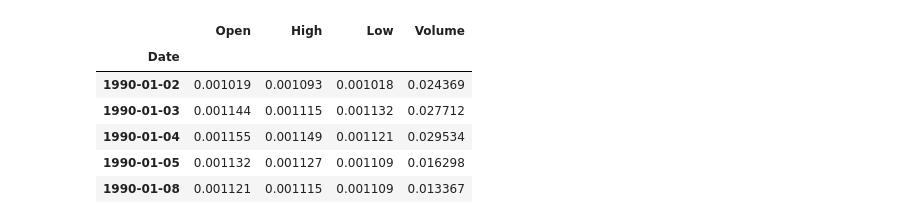
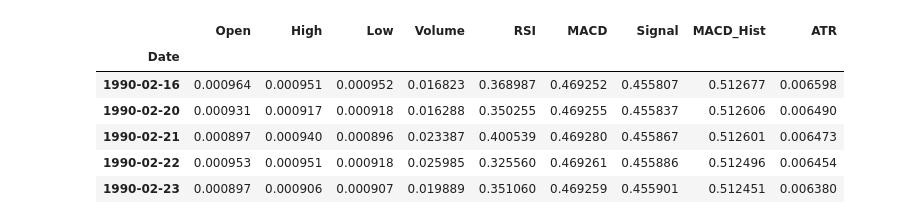
Before and after one commit to vuanhngo14/StockSage, a Jupyter notebook: test-2.ipynb, the cells around one changed output. Drawn from its saved outputs; the diff is of its cells as text; code cells hidden in the pictures.

```diff
--- a/test-2.ipynb
+++ b/test-2.ipynb
@@ -59,0 +71,32 @@ df["Adj Close"].plot()
+# %%
+# Average True Range (ATR): Measures market volatility.
+# Higher ATR values indicate higher market volatility, meaning prices are fluctuating more significantly.
+# Lower ATR values indicate lower volatility, suggesting a calmer market with smaller price swings.
+# You can use ATR to set stop-loss orders, manage risk, and identify potential trading opportunities based on volatility changes.
+
+close_prices = df["Adj Close"]
+high_prices = df["High"]
+low_prices = df["Low"]
+
+true_range = pd.Series(
+    [max(hi - lo, abs(hi - close_prev), abs(lo - close_prev))
+     for hi, lo, close_prev in zip(high_prices, low_prices, close_prices.shift(1))]
+)
+
+# Higher -> less sensitive to recent data change
+# Lower -> More sensitive to recent data cahange
+# 14: Common window size, which can balance.
+window = 14
+atr = true_range.rolling(window=window).mean()
+
+atr_df = pd.DataFrame({'ATR': atr.values}, index=df.index)
+
+# Merge the original DataFrame with the new ATR DataFrame
+df = pd.merge(df, atr_df, left_index=True, right_index=True)
+# %%
+# Re-order the data frame
+
+new_order = ["Open", "High", "Low", "Volume", "RSI", 'MACD', 'Signal',
+       'MACD_Hist', "ATR", "Adj Close"]
+df = df[new_order]
+df
@@ -60,22 +118,25 @@ df["Adj Close"].plot()
+# %%
+# Drop null values
+df.dropna(inplace=True)
 # %%
 #Set Target Variable
 output_var = pd.DataFrame(df["Adj Close"])
 
 #Selecting the Features
-features = ["Open", "High", "Low", "Volume"]
+features = ["Open", "High", "Low", "Volume", "RSI", 'MACD', 'Signal',
+       'MACD_Hist', "ATR"]
 # %%
-# Scale the data
-
+#Scaling
 scaler = MinMaxScaler()
 feature_transform = scaler.fit_transform(df[features])
-feature_transform= pd.DataFrame(columns=features, data=feature_transform, index=df.index)
+feature_transform = pd.DataFrame(data=feature_transform, columns=features, index=df.index)
 feature_transform.head()
 # %% [output]
-|  | Open | High | Low | Volume |
-| Date |  |  |  |  |
-| 1990-01-02 | 0.001019 | 0.001093 | 0.001018 | 0.024369 |
-| 1990-01-03 | 0.001144 | 0.001115 | 0.001132 | 0.027712 |
-| 1990-01-04 | 0.001155 | 0.001149 | 0.001121 | 0.029534 |
-| 1990-01-05 | 0.001132 | 0.001127 | 0.001109 | 0.016298 |
-| 1990-01-08 | 0.001121 | 0.001115 | 0.001109 | 0.013367 |
+|  | Open | High | Low | Volume | RSI | MACD | Signal | MACD_Hist | ATR |
+| Date |  |  |  |  |  |  |  |  |  |
+| 1990-02-16 | 0.000964 | 0.000951 | 0.000952 | 0.016823 | 0.368987 | 0.469252 | 0.455807 | 0.512677 | 0.006598 |
+| 1990-02-20 | 0.000931 | 0.000917 | 0.000918 | 0.016288 | 0.350255 | 0.469255 | 0.455837 | 0.512606 | 0.006490 |
+| 1990-02-21 | 0.000897 | 0.000940 | 0.000896 | 0.023387 | 0.400539 | 0.469280 | 0.455867 | 0.512601 | 0.006473 |
+| 1990-02-22 | 0.000953 | 0.000951 | 0.000918 | 0.025985 | 0.325560 | 0.469261 | 0.455886 | 0.512496 | 0.006454 |
+| 1990-02-23 | 0.000897 | 0.000906 | 0.000907 | 0.019889 | 0.351060 | 0.469259 | 0.455901 | 0.512451 | 0.006380 |
 # %%
```
Also changed, not shown: parts of 16 cells of this notebook, 2 other files.
